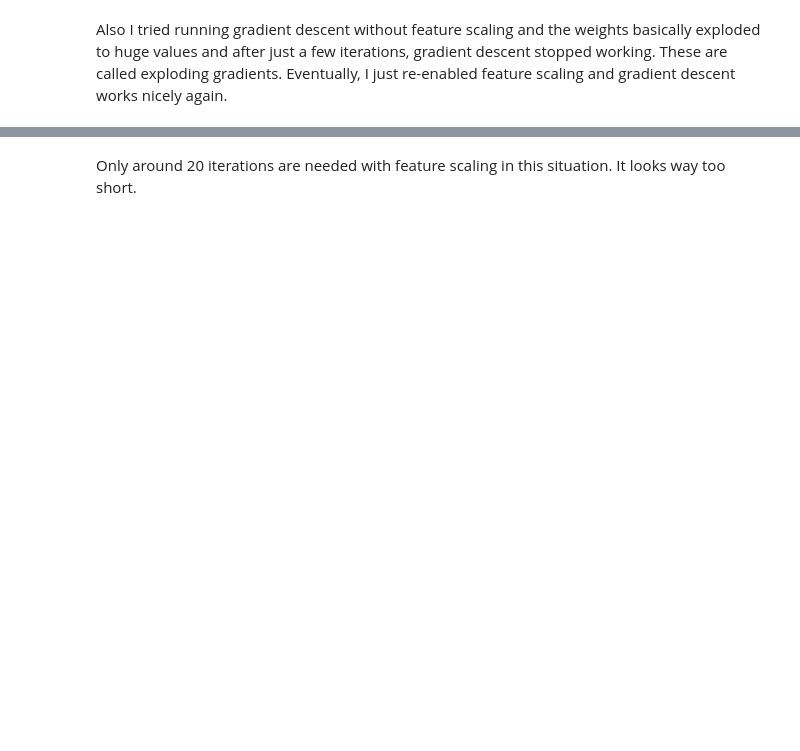
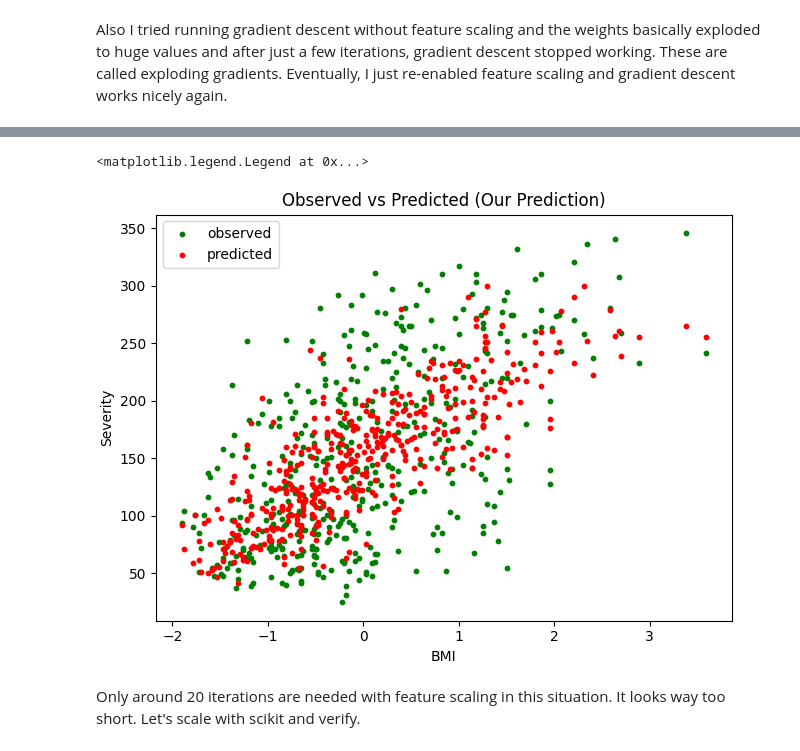
Before and after one commit to LoneCoder21/machine_learning, a Jupyter notebook: multi_linear_regression/featurescaling.ipynb, the cells around one changed output, grey strips where cells are left out. Cells and saved outputs as stored; diff of their text form; code cells hidden in the pictures; blank space fills up the shorter version.

```diff
--- a/multi_linear_regression/featurescaling.ipynb
+++ b/multi_linear_regression/featurescaling.ipynb
@@ -153,2 +159,20 @@ Nth Cost: 1440.128507475917
+# %%
+fig, ax = plt.subplots(layout='constrained')
+
+ax.set_xlabel("BMI")
+ax.set_ylabel("Severity")
+
+ax.set_title("Observed vs Predicted (Our Prediction)")
+
+bmi = data[:,2]
+output = severity.reshape(-1)
+
+custom_prediction = predict(w,b,data)
+ax.scatter(bmi, output, c="g", label="observed",s=10)
+ax.scatter(bmi, custom_prediction, c="r", label="predicted",s=10)
+ax.legend()
+# %% [output]
+<matplotlib.legend.Legend at 0x...>
+[figure, added]
 # %% [markdown]
-Only around 20 iterations are needed with feature scaling in this situation. It looks way too short.
+Only around 20 iterations are needed with feature scaling in this situation. It looks way too short. Let's scale with scikit and verify.
```
Also changed, not shown: parts of 20 cells of this notebook.
